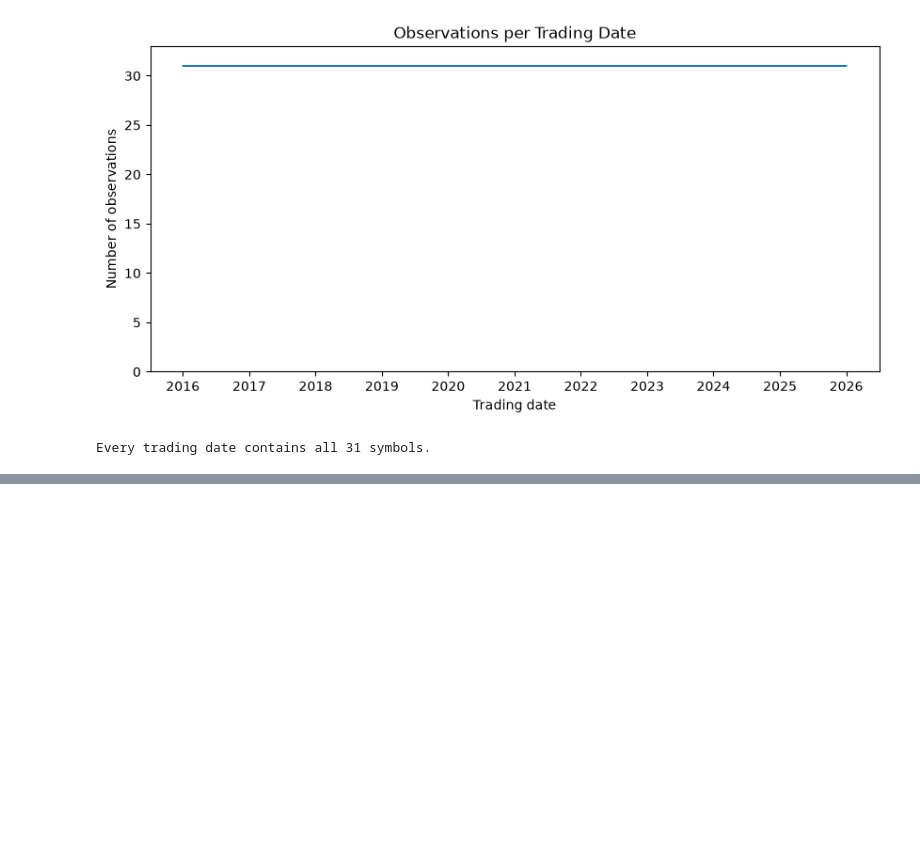
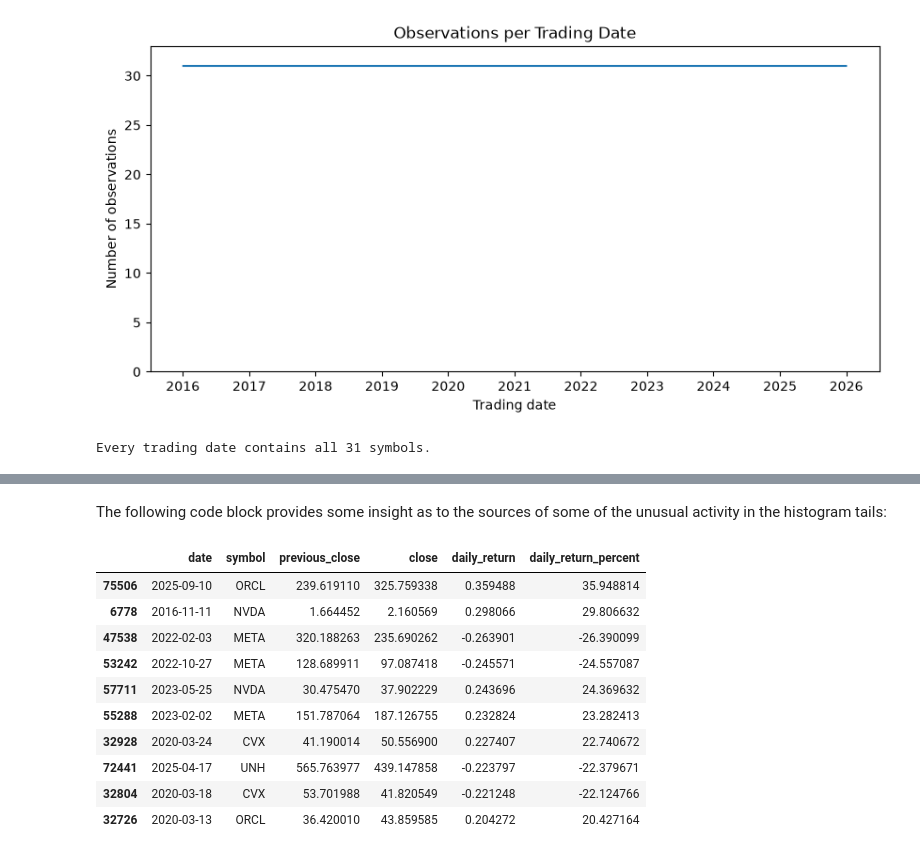
Before and after one commit to skolins3651/jane-street-inspired-market-prediction, a Jupyter notebook: notebooks/02_exploratory_data_analysis.ipynb, the cells around one changed output, grey strips where cells are left out. Drawn from its saved outputs; the diff is of its cells as text; code cells hidden in the pictures; blank space fills up the shorter version.

```diff
--- a/notebooks/02_exploratory_data_analysis.ipynb
+++ b/notebooks/02_exploratory_data_analysis.ipynb
@@ -346,0 +396,38 @@ Every trading date contains all 31 symbols.
+# %% [markdown]
+The following code block provides some insight as to the sources of some of the unusual activity in the histogram tails:
+# %%
+extreme_return_rows = (
+    eda.loc[
+        eda["daily_return"].abs().nlargest(10).index,
+        [
+            "date",
+            "symbol",
+            "previous_close",
+            "close",
+            "daily_return",
+        ],
+    ]
+    .sort_values(
+        "daily_return",
+        key=lambda values: values.abs(),
+        ascending=False,
+    )
+)
+
+extreme_return_rows.assign(
+    daily_return_percent=(
+        extreme_return_rows["daily_return"] * 100
+    )
+)
+# %% [output]
+|  | date | symbol | previous_close | close | daily_return | daily_return_percent |
+| 75506 | 2025-09-10 | ORCL | 239.619110 | 325.759338 | 0.359488 | 35.948814 |
+| 6778 | 2016-11-11 | NVDA | 1.664452 | 2.160569 | 0.298066 | 29.806632 |
+| 47538 | 2022-02-03 | META | 320.188263 | 235.690262 | -0.263901 | -26.390099 |
+| 53242 | 2022-10-27 | META | 128.689911 | 97.087418 | -0.245571 | -24.557087 |
+| 57711 | 2023-05-25 | NVDA | 30.475470 | 37.902229 | 0.243696 | 24.369632 |
+| 55288 | 2023-02-02 | META | 151.787064 | 187.126755 | 0.232824 | 23.282413 |
+| 32928 | 2020-03-24 | CVX | 41.190014 | 50.556900 | 0.227407 | 22.740672 |
+| 72441 | 2025-04-17 | UNH | 565.763977 | 439.147858 | -0.223797 | -22.379671 |
+| 32804 | 2020-03-18 | CVX | 53.701988 | 41.820549 | -0.221248 | -22.124766 |
+| 32726 | 2020-03-13 | ORCL | 36.420010 | 43.859585 | 0.204272 | 20.427164 |
```
Also changed, not shown: parts of 4 cells of this notebook.
